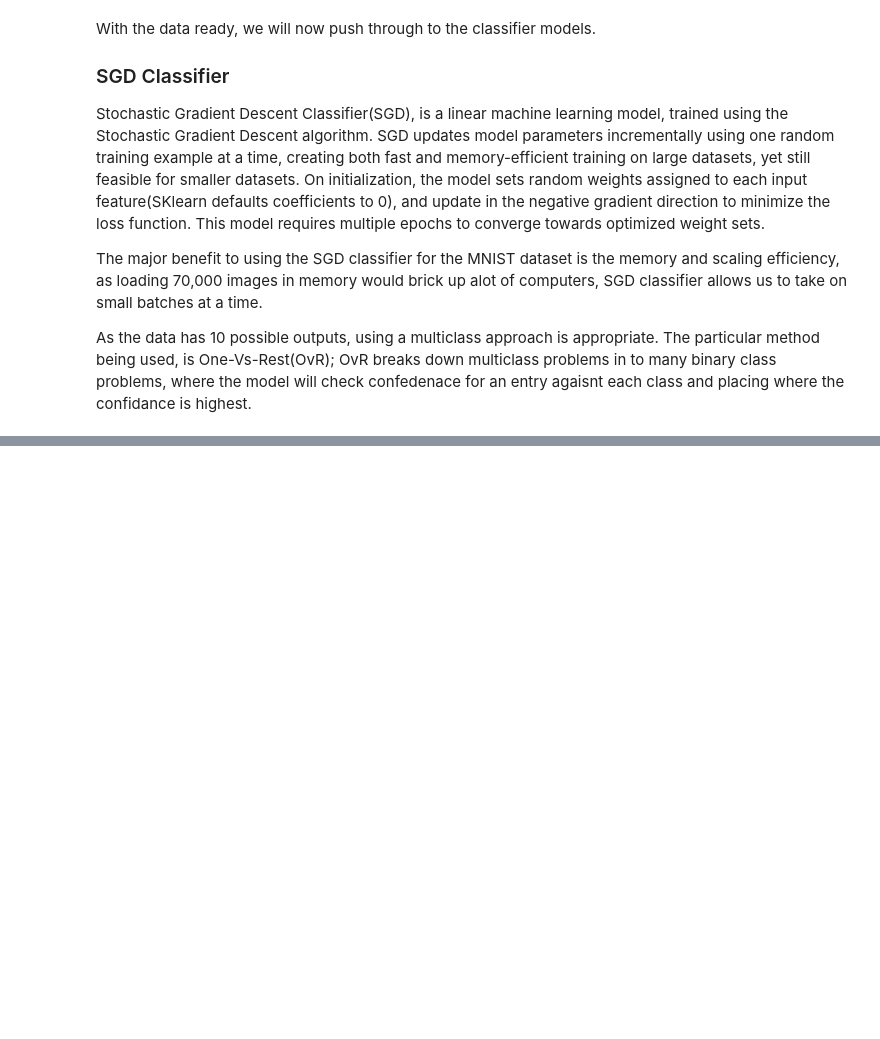
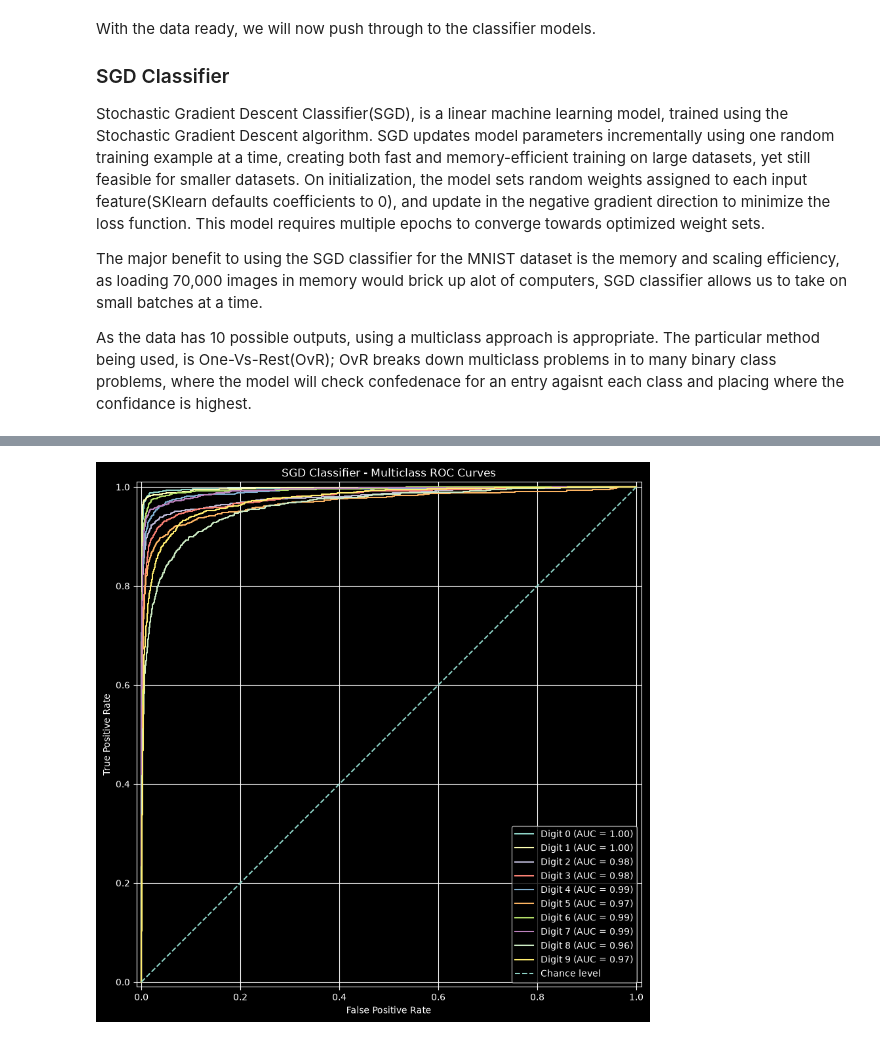
Before and after one commit to LilLorax-au/machine_learning_workflow, a Jupyter notebook: Machine Learning Workflow.ipynb, the cells around one changed output, grey strips where cells are left out. Cells and saved outputs as stored; diff of their text form; code cells hidden in the pictures; blank space fills up the shorter version.

```diff
--- a/Machine Learning Workflow.ipynb
+++ b/Machine Learning Workflow.ipynb
@@ -311,27 +489,69 @@ It's important to visualize and modify feature, as bugs in the pip-line and unfi
 # %%
-from itertools import groupby
-
-from matplotlib.pyplot import axis
-from sklearn.datasets import fetch_openml
+from sklearn.linear_model import SGDClassifier
+from sklearn.metrics import accuracy_score, precision_score, recall_score, f1_score, confusion_matrix, \
+    classification_report, roc_auc_score, RocCurveDisplay
+import time
 import matplotlib.pyplot as plt
-import pandas as pd
-
-# Download the MNIST dataset
-# There is a weird bug in the other parser so we will use the old one: 12/11/2026
-mnist = fetch_openml('mnist_784', parser='liac-arff', as_frame=True)
-
-# Check for any missing values within data
-print(f"Count of Null rows in Data: {sum(mnist["data"].isnull().sum())}")
-# Check and remove duplicates
-diff = sum(mnist.data.count())
-mnist.data = mnist['data'].drop_duplicates()
-diff = diff - sum(mnist.data.count())
-print(f"Duplicates removed: {diff}")
+from sklearn.preprocessing import label_binarize
 
 # Check and amend Normalization
-print(F"Non-Normalized pixel range: {mnist.data.min().min()}-{mnist.data.max().max()}")
-mnist.data = (mnist['data'] / mnist.data.max().max())
-print(f"Normalized pixel range: {mnist.data.min().min()}-{mnist.data.max().max()}")
+print(F"Non-Normalized pixel range: {X_train.min().min()}-{X_train.max().max()}")
+X_train_scaled = X_train / 255.0
+X_test_scaled = X_test / 255.0
+print(f"Normalized pixel range: {X_train_scaled.min().min()}-{X_train_scaled.max().max()}")
 
-# View and assess class balances
+
+# Initialize and train the model
+sgd_clf = SGDClassifier(random_state = 42)
+print("Training SGD classifier...")
+t_start = time.perf_counter()
+sgd_clf.fit(X_train_scaled, y_train)
+t_end = time.perf_counter()
+
+# Training Information
+print("Train stats: \n"
+      f"\nIterations to converge: {sgd_clf.n_iter_}"
+      f"\nTraining time: {(t_end - t_start):.2f} seconds")
+
+# Testing
+# First generate predictions based of none labeled test data, model will attempt to class under a existing label from training data
+y_pred = sgd_clf.predict(X_test_scaled)
+# Get predicted probabilities for positive class, for AUC
+y_score = sgd_clf.decision_function(X_test_scaled)
+
+y_test_bin = label_binarize(y_test, classes=sgd_clf.classes_)
+roc_auc = roc_auc_score(y_test_bin, y_score, average="macro", multi_class="ovr")
+
+
+# Print individual metrics
+print(f"Accuracy: {accuracy_score(y_test, y_pred)*100:.2f}%")
+print(f"Precision: {precision_score(y_test, y_pred, average="macro")*100:.2f}%")
+print(f"Recall: {recall_score(y_test, y_pred, average="macro")*100:.2f}%")
+print(f"F1 Score: {f1_score(y_test, y_pred, average="macro")*100:.2f}%")
+print(f"ROC-AUC Score: {roc_auc*100:.2f}%")
+
+# Print confusion matrix plus full summary
+print(f"Confusion Matrix: \n{confusion_matrix(y_test, y_pred)}")
+print(f"Classification Report:\n{classification_report(y_test,y_pred)}")
+
+# Plot ROC curves for each class using One-vs-Rest
+fig, ax = plt.subplots(figsize=(10, 10))
+
+for i, digit in enumerate(sgd_clf.classes_):
+    RocCurveDisplay.from_predictions(
+        y_test_bin[:, i],
+        y_score[:, i],
+        name=f"Digit {digit}",
+        ax=ax
+    )
+
+ax.plot([0, 1], [0, 1], linestyle="--", label="Chance level")
+
+ax.set_title("SGD Classifier - Multiclass ROC Curves")
+ax.set_xlabel("False Positive Rate")
+ax.set_ylabel("True Positive Rate")
+ax.legend()
+ax.grid(True)
+
+plt.show()
 # %% [output]
@@ -341,0 +575 @@ Normalized pixel range: 0.0-1.0
+[figure, added]
```
Also changed, not shown: parts of 39 cells of this notebook.
